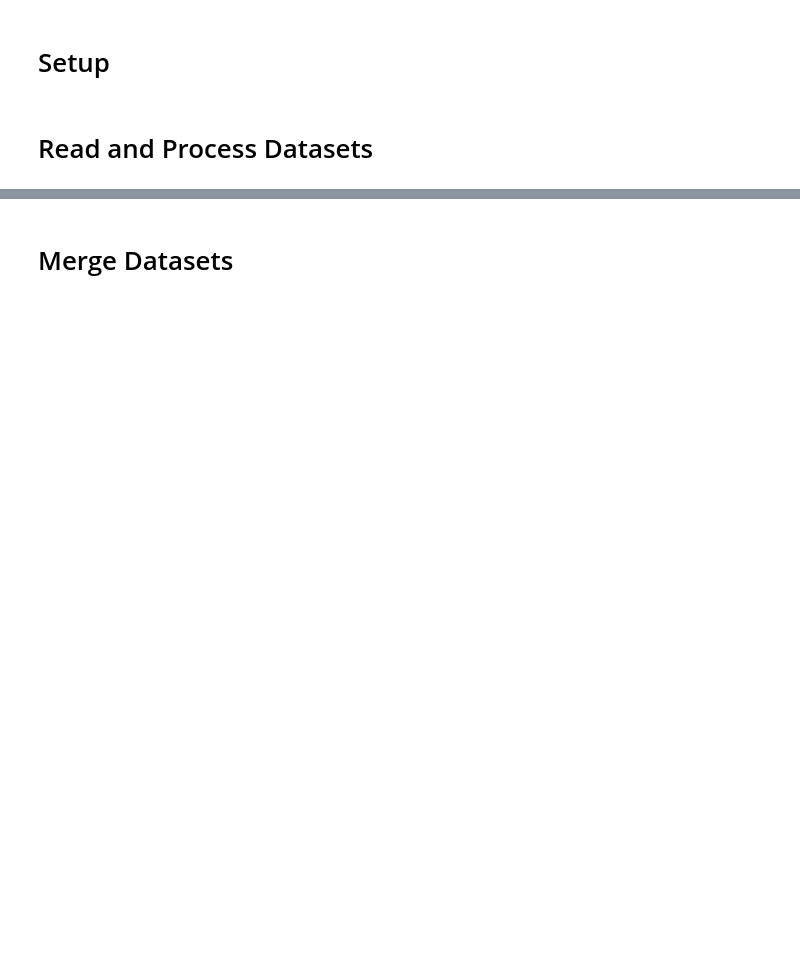
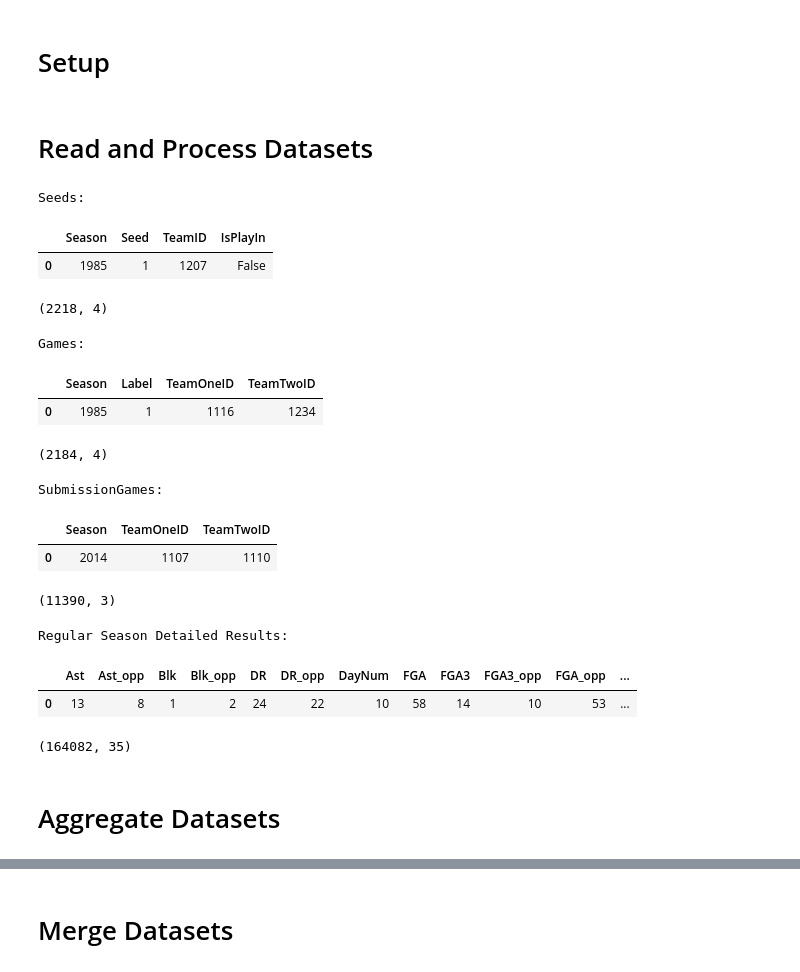
Before and after one commit to aarontrefler/kaggle-ncaa-men-19, a Jupyter notebook: notebooks/AT-0.1-features.ipynb, the cells around one changed output, grey strips where cells are left out. Saved outputs shown, nothing was run; the diff lists cells and outputs as text; code cells hidden in the pictures; blank space fills up the shorter version.

```diff
--- a/notebooks/AT-0.1-features.ipynb
+++ b/notebooks/AT-0.1-features.ipynb
@@ -68,4 +73,25 @@ def process_submission_games(df):
     )
     .drop(['ID', 'Pred'], axis=1)
 )
+
+def process_regular_season_detailed_results(df):
+    """TBD"""
+    def _rename_winner_vs_opp(old_name):
+        if re.match(r'^W', old_name):
+            return re.sub('^W','', old_name)
+        if re.match(r'^L', old_name):
+            return re.sub('^L', '', old_name) + '_opp'
+        return old_name
+
+    def _rename_loser_vs_opp(old_name):
+        if re.match(r'^L', old_name):
+            return re.sub('^L','', old_name)
+        if re.match(r'^W', old_name):
+            return re.sub('^W', '', old_name) + '_opp'
+        return old_name
+
+    df_winners = df.rename(columns=_rename_winner_vs_opp)
+    df_losers = df.rename(columns=_rename_loser_vs_opp)
+
+    return pd.concat([df_winners, df_losers])
 # %%
@@ -89,4 +121,24 @@ df_sub = (
 # %%
-# display_df(df_seeds, title="Seeds")
-# display_df(df_games, title="Games")
-# display_df(df_sub, title="SubmissionGames")
+display_df(df_seeds, title="Seeds")
+display_df(df_games, title="Games")
+display_df(df_sub, title="SubmissionGames")
+display_df(df_rs_d_res, title="Regular Season Detailed Results")
+# %% [output]
+Seeds:
+|  | Season | Seed | TeamID | IsPlayIn |
+| 0 | 1985 | 1 | 1207 | False |
+(2218, 4)
+Games:
+|  | Season | Label | TeamOneID | TeamTwoID |
+| 0 | 1985 | 1 | 1116 | 1234 |
+(2184, 4)
+SubmissionGames:
+|  | Season | TeamOneID | TeamTwoID |
+| 0 | 2014 | 1107 | 1110 |
+(11390, 3)
+Regular Season Detailed Results:
+|  | Ast | Ast_opp | Blk | Blk_opp | DR | DR_opp | DayNum | FGA | FGA3 | FGA3_opp | FGA_opp | ... |
+| 0 | 13 | 8 | 1 | 2 | 24 | 22 | 10 | 58 | 14 | 10 | 53 | ... |
+(164082, 35)
+# %% [markdown]
+# Aggregate Datasets
```
Also changed, not shown: parts of 10 cells of this notebook, 7 other files.
